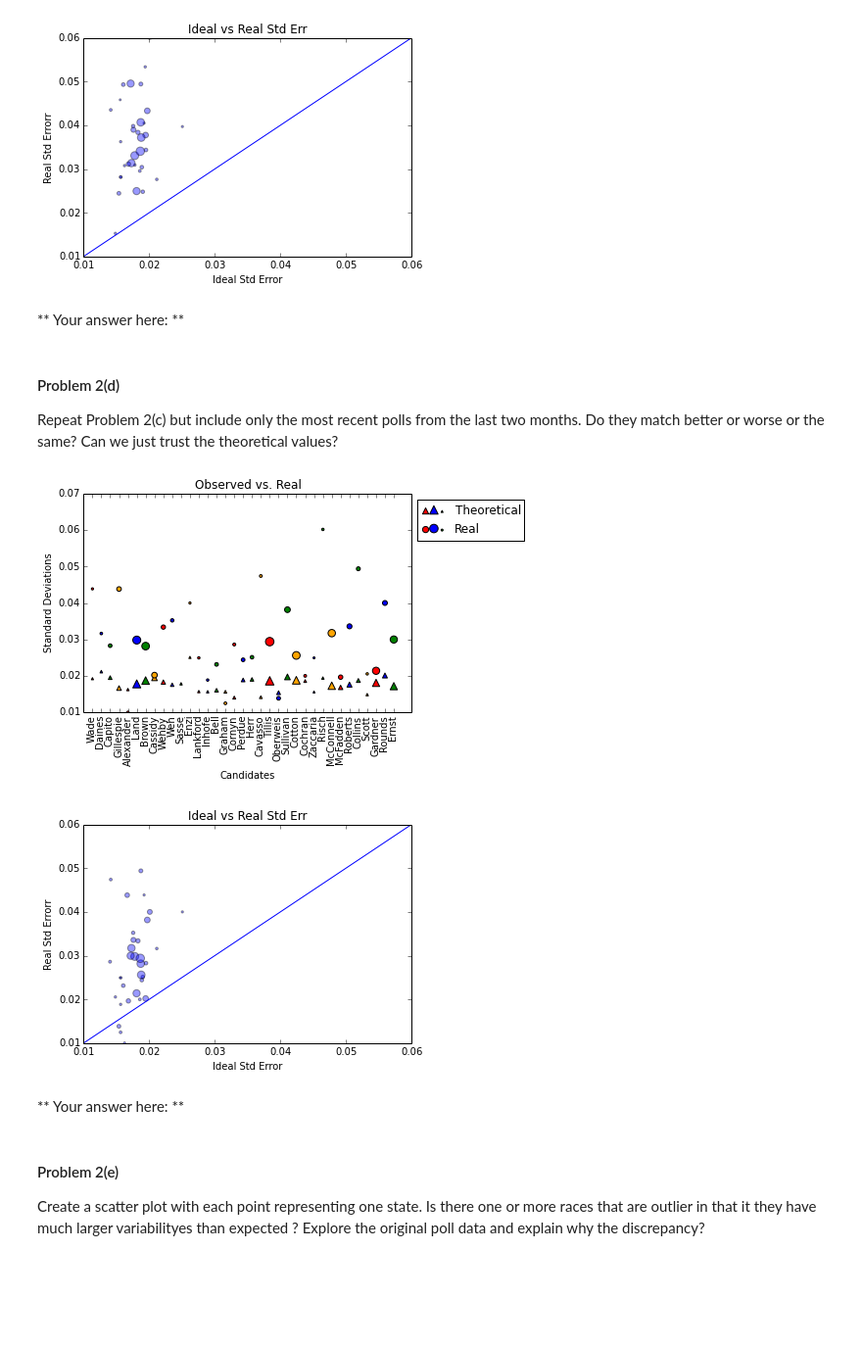
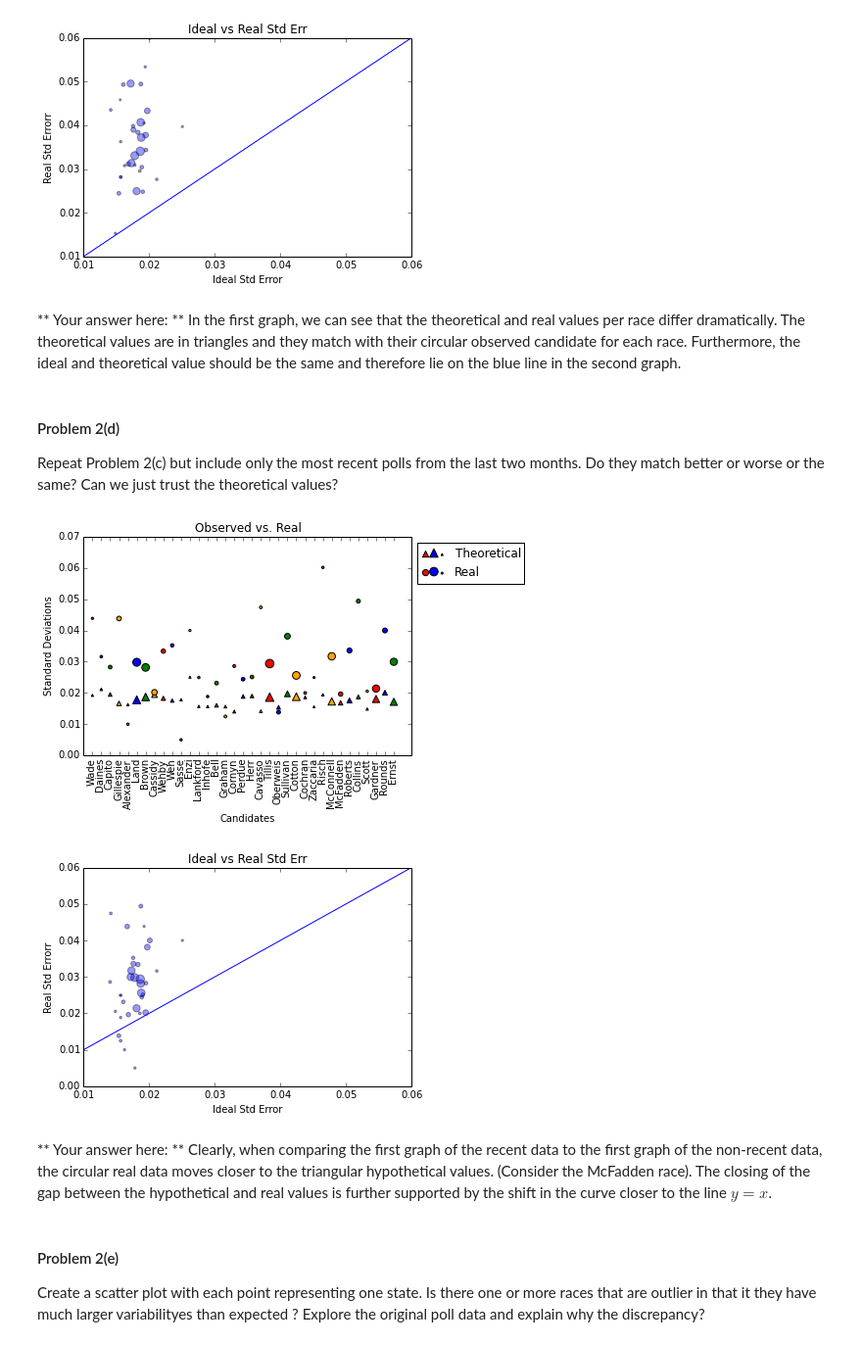
Before and after one commit to userfog/2014, a Jupyter notebook: homework/hw4/HW4.ipynb, the cells around one changed output. Shown: that part at 98% size. Drawn from its saved outputs; the diff is of its cells as text; code cells hidden in the pictures; blank space fills up the shorter version.

```diff
--- a/homework/hw4/HW4.ipynb
+++ b/homework/hw4/HW4.ipynb
@@ -361,8 +343,9 @@ nice_graph("Ideal Std Error","Real Std Errorr", "Ideal vs Real Std Err", [0.01,.
 # %% [output]
 [figure]
 [figure]
-# %% [markdown]
-** Your answer here: **
+# %% [markdown]
+** Your answer here: **
+In the first graph, we can see that the theoretical and real values per race differ dramatically. The theoretical values are in triangles and they match with their circular observed candidate for each race. Furthermore, the ideal and theoretical value should be the same and therefore lie on the blue line in the second graph.
 # %% [markdown]
 #### Problem 2(d)
 
@@ -370,22 +353,23 @@ Repeat Problem 2(c) but include only the most recent polls from the last two mon
 # %%
 colors_1 = itertools.cycle(["r", "b", "g", "orange"])
 colors_2 = itertools.cycle(["r", "b", "g", "orange"])
 x = xrange(0,l)
 plt.scatter(x, ideal_stds, c=[next(colors_1) for i in x], s=[n for n in num_obs], marker="^", label="Theoretical")
 plt.scatter(x, real_stds_recent, c=[next(colors_2) for i in x], s=[n for n in num_obs], label="Real")
 plt.xticks(x, cands, rotation="90")
-nice_graph("Candidates", "Standard Deviations", "Observed vs. Real", [-1, l+1, .01, .07])
+nice_graph("Candidates", "Standard Deviations", "Observed vs. Real", [-1, l+1, .00, .07])
 plt.legend(loc=2,bbox_to_anchor=(1, 1))
 plt.show()
 plt.figure()
 plt.scatter(ideal_stds,real_stds_recent, s=[n for n in num_obs], alpha=.4)
 plt.plot(x, x)
-nice_graph("Ideal Std Error","Real Std Errorr", "Ideal vs Real Std Err", [0.01,.06,0.01,.06])
+nice_graph("Ideal Std Error","Real Std Errorr", "Ideal vs Real Std Err", [0.01,.06,0.00,.06])
 # %% [output]
-[figure, old version]
+[figure, new version]
-[figure, old version]
+[figure, new version]
-# %% [markdown]
-** Your answer here: **
+# %% [markdown]
+** Your answer here: **
+Clearly, when comparing the first graph of the recent data to the first graph of the non-recent data, the circular real data moves closer to the triangular hypothetical values. (Consider the McFadden race). The closing of the gap between the hypothetical and real values is further supported by the shift in the curve closer to the line $y=x$.
 # %% [markdown]
 #### Problem 2(e)
 
```
Also changed, not shown: parts of 26 cells of this notebook.
